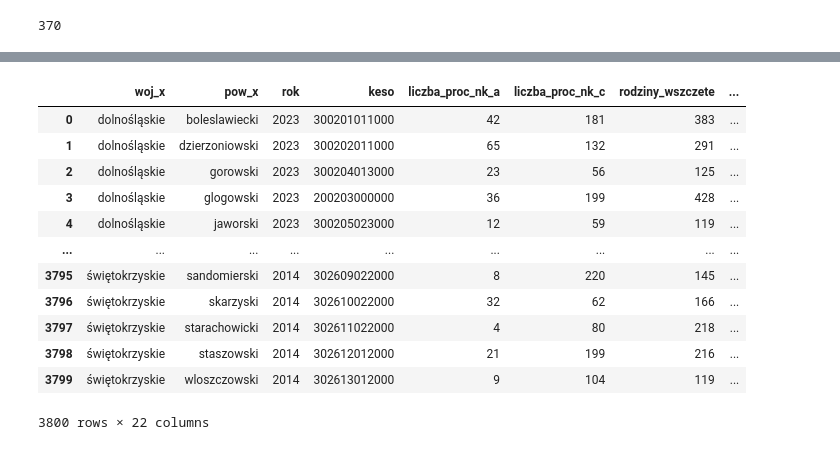
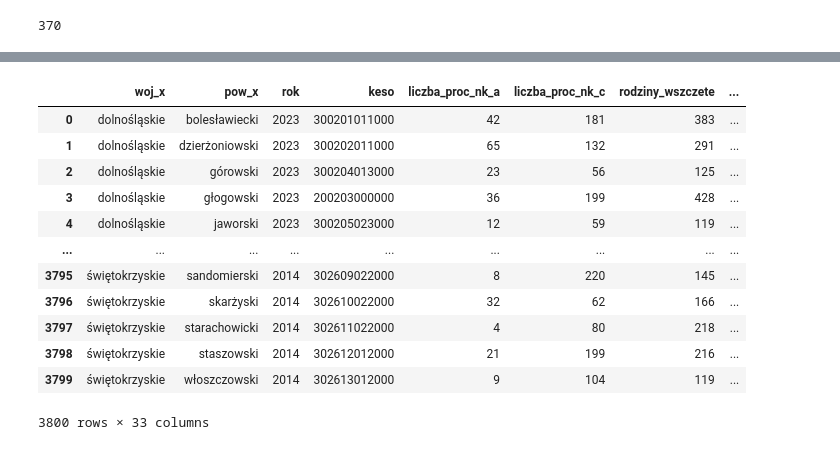
Before and after one commit to Francho03/Praca-licencjacka, a Jupyter notebook: codes/Analiza.ipynb, the cells around one changed output, grey strips where cells are left out. Cells and saved outputs as stored; diff of their text form; code cells hidden in the pictures.

```diff
--- a/codes/Analiza.ipynb
+++ b/codes/Analiza.ipynb
@@ -33,0 +97,3 @@ dane_korelujace
+# %%
+chelmski_df = sprawozdanie_przemoc[sprawozdanie_przemoc["pow"] == "chełmski"]
+rest_df = sprawozdanie_przemoc[sprawozdanie_przemoc["pow"] != "chełmski"]
@@ -123,14 +155,3 @@ print("❌ Still missing in Sprawozdanie:", final_missing_in_sprawozdanie)
-# %%
-# Zastosuj normalizację i korektę do kolumny 'pow'
-def correct_powiat_name(name):
-    if pd.isna(name):
-        return name
-    name_norm = normalize_powiat_name(name)
-    return manual_corrections.get(name_norm, name_norm)
-
-sprawozdanie_przemoc["pow"] = sprawozdanie_przemoc["pow"].apply(correct_powiat_name)
-# %%
-dane_korelujace["pow"] = dane_korelujace["pow"].apply(correct_powiat_name)
 # %%
 dane_korelujace
 # %% [output]
@@ -269 +240,7 @@ sprawozdanie_cleaned = sprawozdanie_cleaned.sort_values(by=["rok", "woj"], ascen
+# %%
+
+mask = (sprawozdanie_przemoc["pow"] == "chełmski") & (sprawozdanie_przemoc["rok"] == 2014)
+
+
+sprawozdanie_przemoc.loc[mask] = sprawozdanie_przemoc.loc[mask].replace(0, np.nan)
 # %%
@@ -561,38 +272,39 @@ dane_korelujace['pow'] = dane_korelujace['pow'].str.replace('^Powiat ', '', rege
 sprawozdanie_przemoc['pow'] = sprawozdanie_przemoc['pow'].str.lower()
 # %%
-# Połączenie zbiorów danych
-# Ensure columns are string
+
 sprawozdanie_przemoc['keso'] = sprawozdanie_przemoc['keso'].astype(str)
 dane_korelujace['kod'] = dane_korelujace['kod'].astype(str)
 
-# Extract the 4 digits from positions 3–6 (index 2–6, exclusive of 6)
+
 sprawozdanie_przemoc['keso_4digit'] = sprawozdanie_przemoc['keso'].str[2:6]
 
-# Extract first 4 chars from 'kod', only if they are exactly 4 digits
+
 dane_korelujace['kod_4digit'] = dane_korelujace['kod'].str[:4]
 dane_korelujace = dane_korelujace[dane_korelujace['kod_4digit'].str.match(r'^\d{4}$')]
+odsetki['kod_4digit'] = odsetki['kod'].str[:4]
+odsetki = odsetki[odsetki['kod_4digit'].str.match(r'^\d{4}$')]
 
-# Merge on extracted 4-digit codes and 'rok'
 merged_df = pd.merge(
     sprawozdanie_przemoc,
     dane_korelujace,
     left_on=['keso_4digit', 'rok'],
     right_on=['kod_4digit', 'rok'],
     how='inner'
 )
+merged_df= pd.merge(merged_df,odsetki,on=['kod_4digit','rok'],how='inner')
 merged_df
 # %% [output]
 |  | woj_x | pow_x | rok | keso | liczba_proc_nk_a | liczba_proc_nk_c | rodziny_wszczete | ... |
-| 0 | dolnośląskie | boleslawiecki | 2023 | 300201011000 | 42 | 181 | 383 | ... |
-| 1 | dolnośląskie | dzierzoniowski | 2023 | 300202011000 | 65 | 132 | 291 | ... |
-| 2 | dolnośląskie | gorowski | 2023 | 300204013000 | 23 | 56 | 125 | ... |
-| 3 | dolnośląskie | glogowski | 2023 | 200203000000 | 36 | 199 | 428 | ... |
+| 0 | dolnośląskie | bolesławiecki | 2023 | 300201011000 | 42 | 181 | 383 | ... |
+| 1 | dolnośląskie | dzierżoniowski | 2023 | 300202011000 | 65 | 132 | 291 | ... |
+| 2 | dolnośląskie | górowski | 2023 | 300204013000 | 23 | 56 | 125 | ... |
+| 3 | dolnośląskie | głogowski | 2023 | 200203000000 | 36 | 199 | 428 | ... |
 | 4 | dolnośląskie | jaworski | 2023 | 300205023000 | 12 | 59 | 119 | ... |
 | ... | ... | ... | ... | ... | ... | ... | ... | ... |
 | 3795 | świętokrzyskie | sandomierski | 2014 | 302609022000 | 8 | 220 | 145 | ... |
-| 3796 | świętokrzyskie | skarzyski | 2014 | 302610022000 | 32 | 62 | 166 | ... |
+| 3796 | świętokrzyskie | skarżyski | 2014 | 302610022000 | 32 | 62 | 166 | ... |
 | 3797 | świętokrzyskie | starachowicki | 2014 | 302611022000 | 4 | 80 | 218 | ... |
 | 3798 | świętokrzyskie | staszowski | 2014 | 302612012000 | 21 | 199 | 216 | ... |
-| 3799 | świętokrzyskie | wloszczowski | 2014 | 302613012000 | 9 | 104 | 119 | ... |
+| 3799 | świętokrzyskie | włoszczowski | 2014 | 302613012000 | 9 | 104 | 119 | ... |
-3800 rows × 22 columns
+3800 rows × 33 columns
 # %%
```
Also changed, not shown: parts of 68 cells of this notebook.
